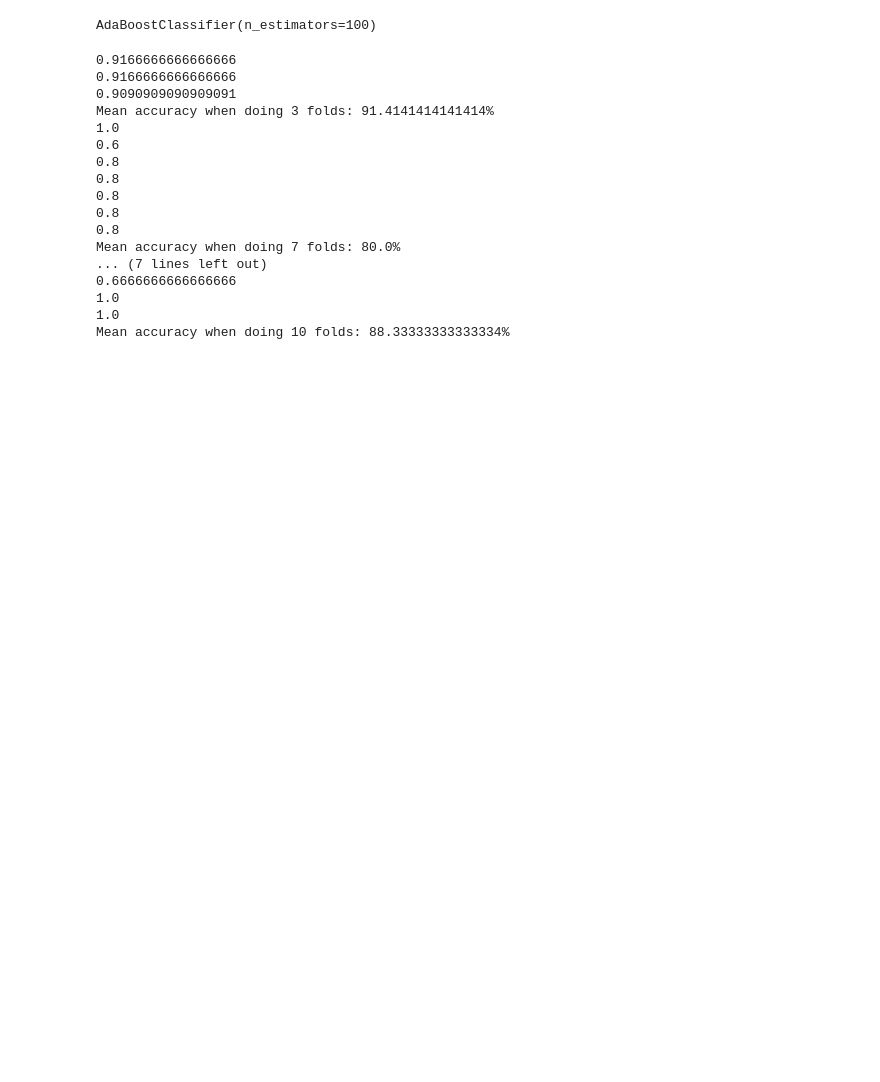
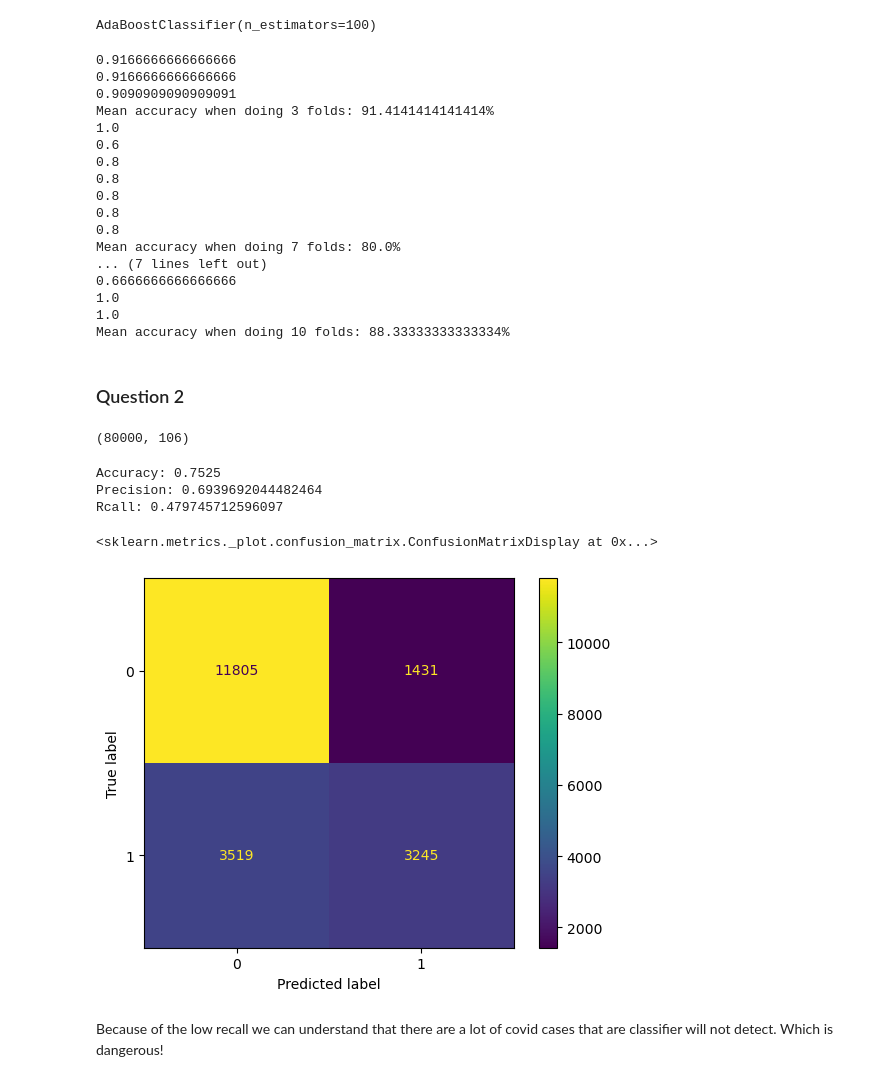
Before and after one commit to ATheCoder/pattern-project-2, a Jupyter notebook: main.ipynb, the cells around one changed output. Cells and saved outputs as stored; diff of their text form; code cells hidden in the pictures; blank space fills up the shorter version.

Commit message:
feat: added the answers for the second question

```diff
--- a/main.ipynb
+++ b/main.ipynb
@@ -69,3 +61,46 @@ Mean accuracy when doing 7 folds: 80.0%
 1.0
 1.0
 Mean accuracy when doing 10 folds: 88.33333333333334%
+# %% [markdown]
+### Question 2
+# %%
+df = pd.read_csv('./COVID_Dataset.csv')
+
+df.head(5)
+
+y = df['Infection']
+x = df.drop('Infection', axis=1).to_numpy()
+# %%
+x.shape
+# %% [output]
+(80000, 106)
+# %%
+from sklearn.model_selection import train_test_split
+
+X_train, X_test, Y_train, Y_test = train_test_split(x, y)
+# %%
+adaBoost_clf = AdaBoostClassifier()
+
+adaBoost_clf.fit(X_train, Y_train)
+
+preds = adaBoost_clf.predict(X_test)
+# %%
+from sklearn.metrics import ConfusionMatrixDisplay, precision_score, recall_score
+
+accuracy = accuracy_score(Y_test, preds)
+precision = precision_score(Y_test, preds)
+recall = recall_score(Y_test, preds)
+
+print(f"Accuracy: {accuracy}")
+print(f"Precision: {precision}")
+print(f"Rcall: {recall}")
+
+ConfusionMatrixDisplay.from_predictions(Y_test, preds)
+# %% [output]
+Accuracy: 0.7525
+Precision: 0.6939692044482464
+Rcall: 0.479745712596097
+<sklearn.metrics._plot.confusion_matrix.ConfusionMatrixDisplay at 0x...>
+[figure, added]
+# %% [markdown]
+Because of the low recall we can understand that there are a lot of covid cases that are classifier will not detect. Which is dangerous!
```
Also changed, not shown: parts of 11 cells of this notebook.
